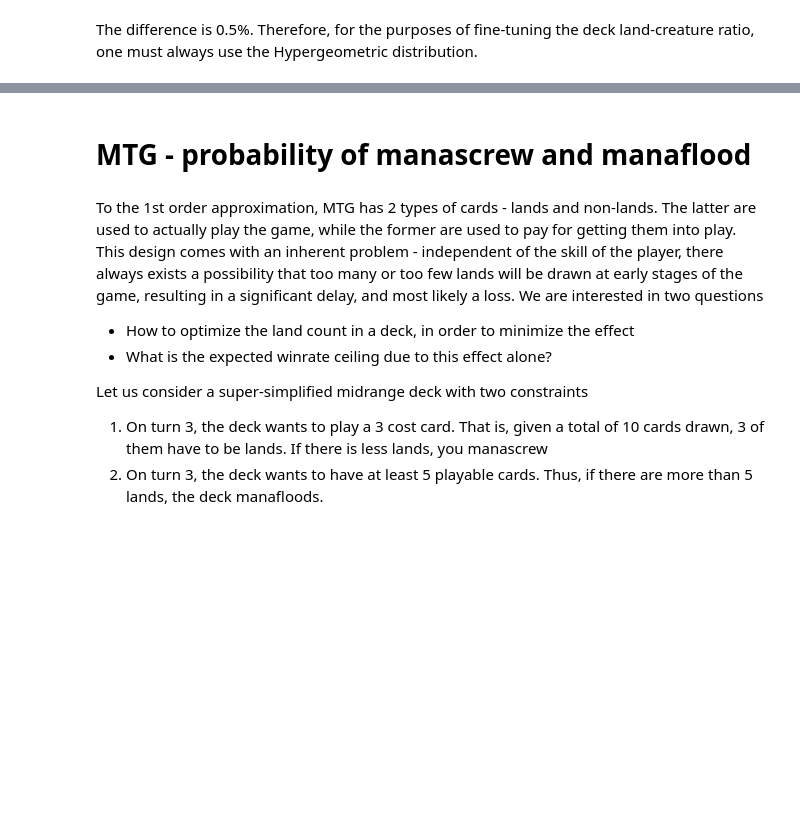
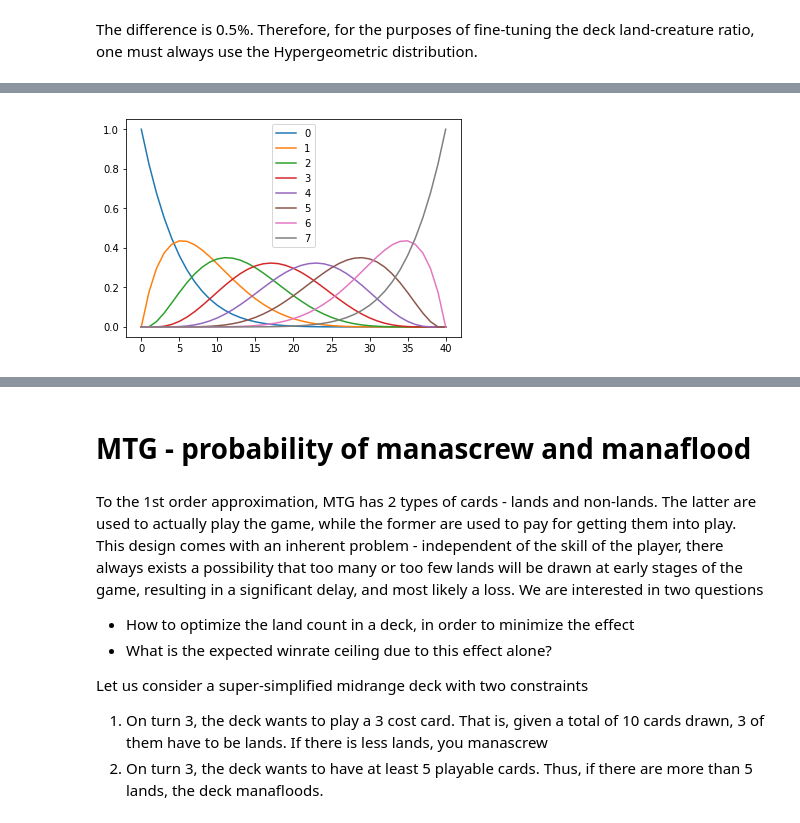
Before and after one commit to aleksejs-fomins/snippets-data-analysis, a Jupyter notebook: python/Statistics_InfoTheory/TCG/Statistics_MTG.ipynb, the cells around one changed output, grey strips where cells are left out. Saved outputs shown, nothing was run; the diff lists cells and outputs as text; code cells hidden in the pictures; blank space fills up the shorter version.

```diff
--- a/python/Statistics_InfoTheory/TCG/Statistics_MTG.ipynb
+++ b/python/Statistics_InfoTheory/TCG/Statistics_MTG.ipynb
@@ -55,0 +61,23 @@ The difference is 0.5%. Therefore, for the purposes of fine-tuning the deck land
+# %%
+MTG_STARTING_HAND = 7
+
+def startingHandDistr(nCardsDeck):
+    nLandDeckLst = list(range(nCardsDeck+1))
+    distr = np.zeros((nCardsDeck+1, MTG_STARTING_HAND+1), dtype=float)
+
+    for nLandDeck in nLandDeckLst:
+        distrDeck = hypergeom(nCardsDeck, nLandDeck, 7)
+        for nLandHand in range(MTG_STARTING_HAND+1):
+            distr[nLandDeck][nLandHand] = distrDeck.pmf(nLandHand)
+
+    return nLandDeckLst, distr
+
+nLandDeckLst, distrPaper = startingHandDistr(40)
+
+plt.figure()
+for nLandHand in range(MTG_STARTING_HAND+1):
+    plt.plot(nLandDeckLst, distrPaper[:, nLandHand], label=str(nLandHand))
+plt.legend()
+plt.show()
+# %% [output]
+[figure, added]
```
Also changed, not shown: parts of 7 cells of this notebook, 9 other files.
